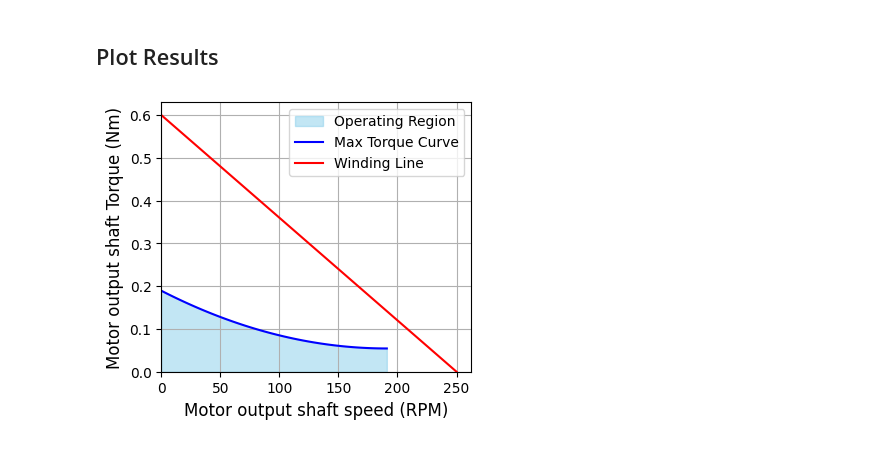
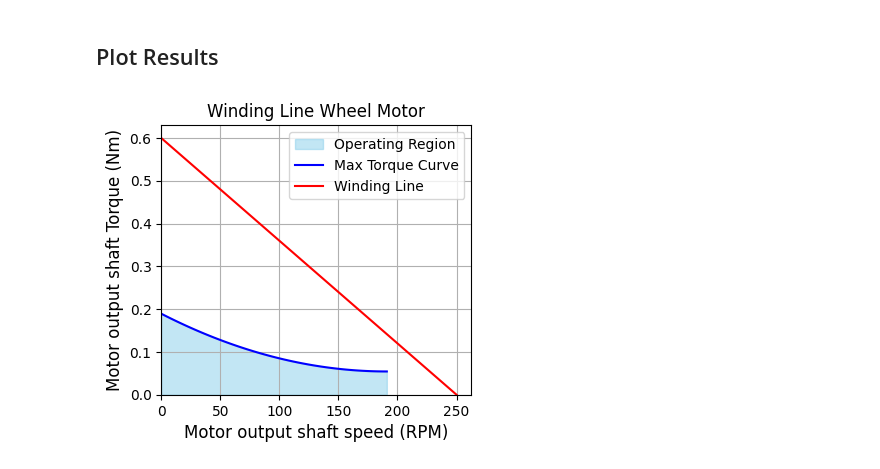
Before and after one commit to Loneli999/WALT, a Jupyter notebook: Electrical_Design/Performance_Analysis/Motor_Performance_Analysis.ipynb, the cells around one changed output. Saved outputs shown, nothing was run; the diff lists cells and outputs as text; code cells hidden in the pictures.

```diff
--- a/Electrical_Design/Performance_Analysis/Motor_Performance_Analysis.ipynb
+++ b/Electrical_Design/Performance_Analysis/Motor_Performance_Analysis.ipynb
@@ -94,26 +94,27 @@ def winding_line_6V(RPM):
 # %%
 # Generate RPM values for the winding lines
 rpm_values = np.linspace(0, 250, 100)
 
 # Plot the operating region
 plt.figure(figsize=(4, 3.5))
 max_T_wheel = np.max(T_wheel, axis=0)
 def speed_to_rpm(speed):
     return (speed * 60) / (2 * np.pi * wheel_radius)
 plt.fill_between(speed_to_rpm(speeds), max_T_wheel, color='skyblue', alpha=0.5, label='Operating Region')
 plt.plot(speed_to_rpm(speeds), max_T_wheel, color='blue', label='Max Torque Curve')
 
 # Plot the winding line
 plt.plot(rpm_values, winding_line_6V(rpm_values), color = "red", label="Winding Line")
 
 # Customize the plot
 plt.xlabel('Motor output shaft speed (RPM)', fontsize=12)
 plt.ylabel('Motor output shaft Torque (Nm)', fontsize=12)
 plt.ylim(bottom=0)
+plt.title("Winding Line Wheel Motor")
 plt.xlim(left=0)
 plt.grid(True)
 plt.legend()
-plt.savefig("Motor_Performance_Analysis_plot.png", dpi=300, bbox_inches='tight')
+plt.savefig("Motor_Performance_Analysis_plot_pres.png", dpi=300, bbox_inches='tight')
 plt.show()
 # %% [output]
-[figure, old version]
+[figure, new version]
```
Also changed, not shown: parts of 1 cell of this notebook, 45 other files.
